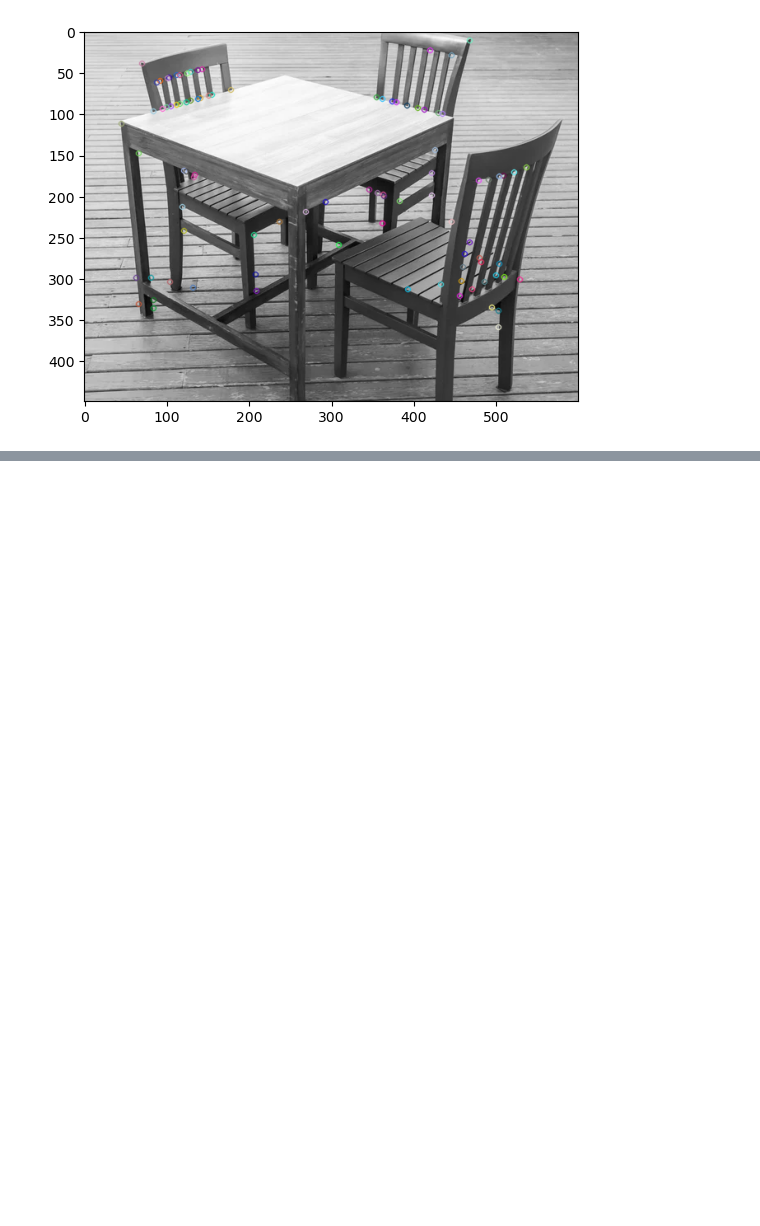
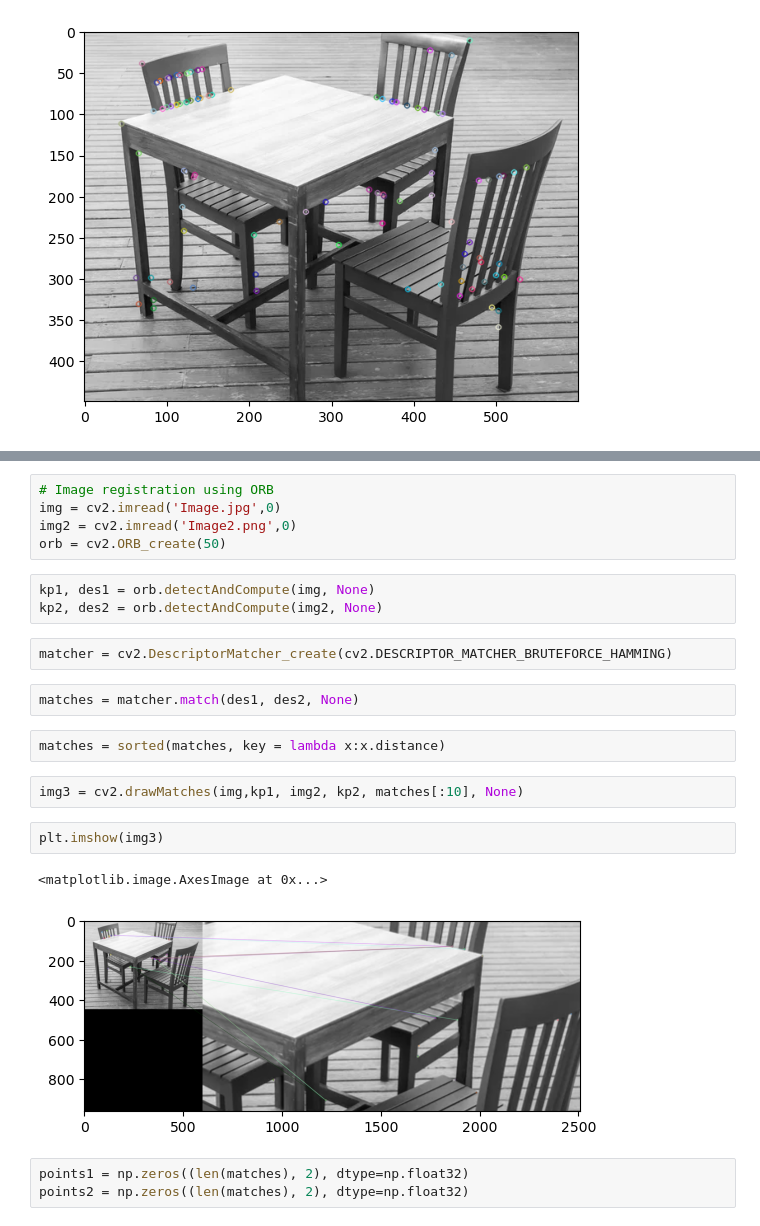
Before and after one commit to Suraj520/cv-nlp-basics-to-advanced, a Jupyter notebook: 02_CV/19-image-keypoints-descriptors/notebook.ipynb, the cells around one changed output, grey strips where cells are left out. Cells and saved outputs as stored; diff of their text form; blank space fills up the shorter version.

```diff
--- a/02_CV/19-image-keypoints-descriptors/notebook.ipynb
+++ b/02_CV/19-image-keypoints-descriptors/notebook.ipynb
@@ -95,0 +101,24 @@ plt.show()
+# %%
+# Image registration using ORB
+img = cv2.imread('Image.jpg',0)
+img2 = cv2.imread('Image2.png',0)
+orb = cv2.ORB_create(50)
+# %%
+kp1, des1 = orb.detectAndCompute(img, None)
+kp2, des2 = orb.detectAndCompute(img2, None)
+# %%
+matcher = cv2.DescriptorMatcher_create(cv2.DESCRIPTOR_MATCHER_BRUTEFORCE_HAMMING)
+# %%
+matches = matcher.match(des1, des2, None)
+# %%
+matches = sorted(matches, key = lambda x:x.distance)
+# %%
+img3 = cv2.drawMatches(img,kp1, img2, kp2, matches[:10], None)
+# %%
+plt.imshow(img3)
+# %% [output]
+<matplotlib.image.AxesImage at 0x...>
+[figure, added]
+# %%
+points1 = np.zeros((len(matches), 2), dtype=np.float32)
+points2 = np.zeros((len(matches), 2), dtype=np.float32)
```
Also changed, not shown: parts of 8 cells of this notebook, 1 other file.
